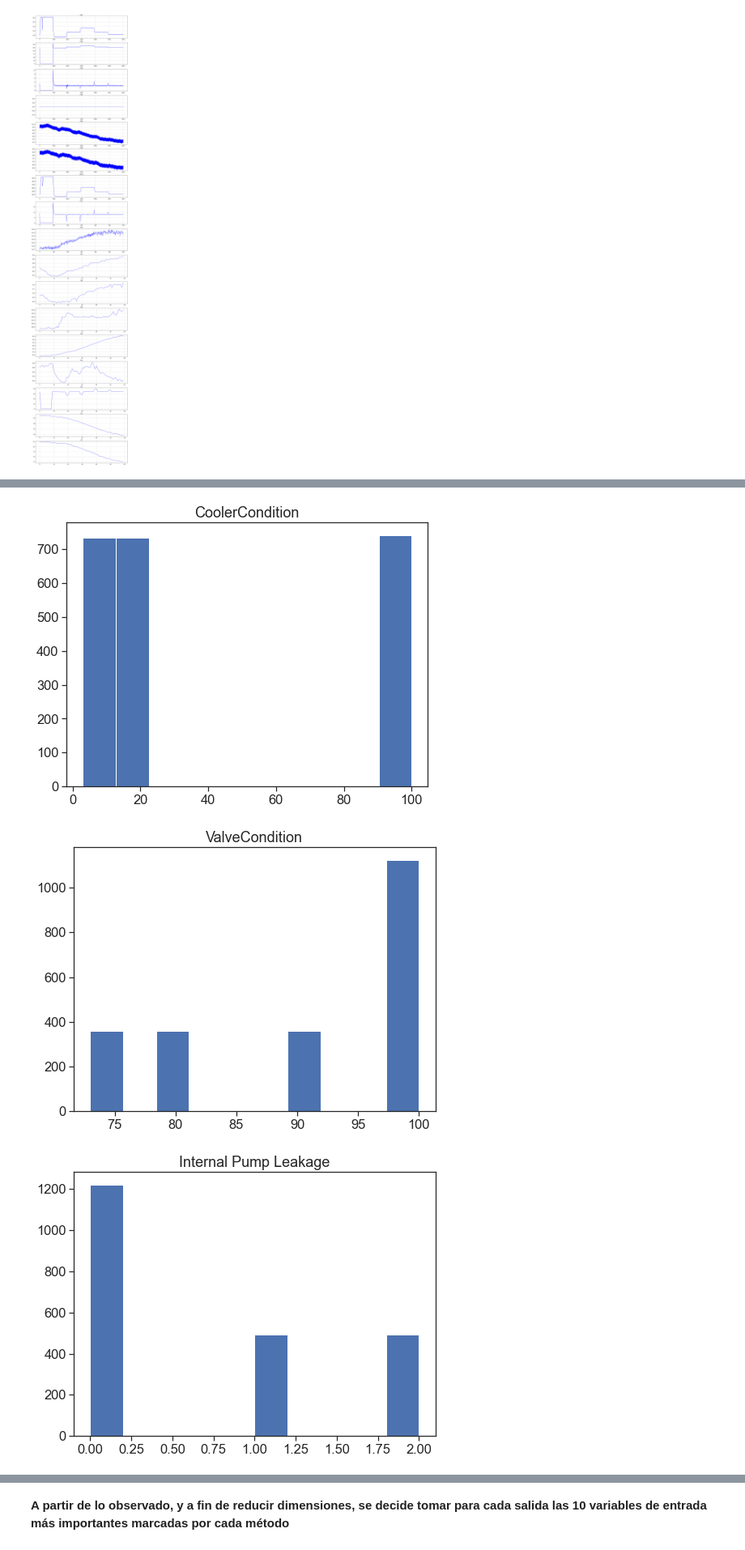
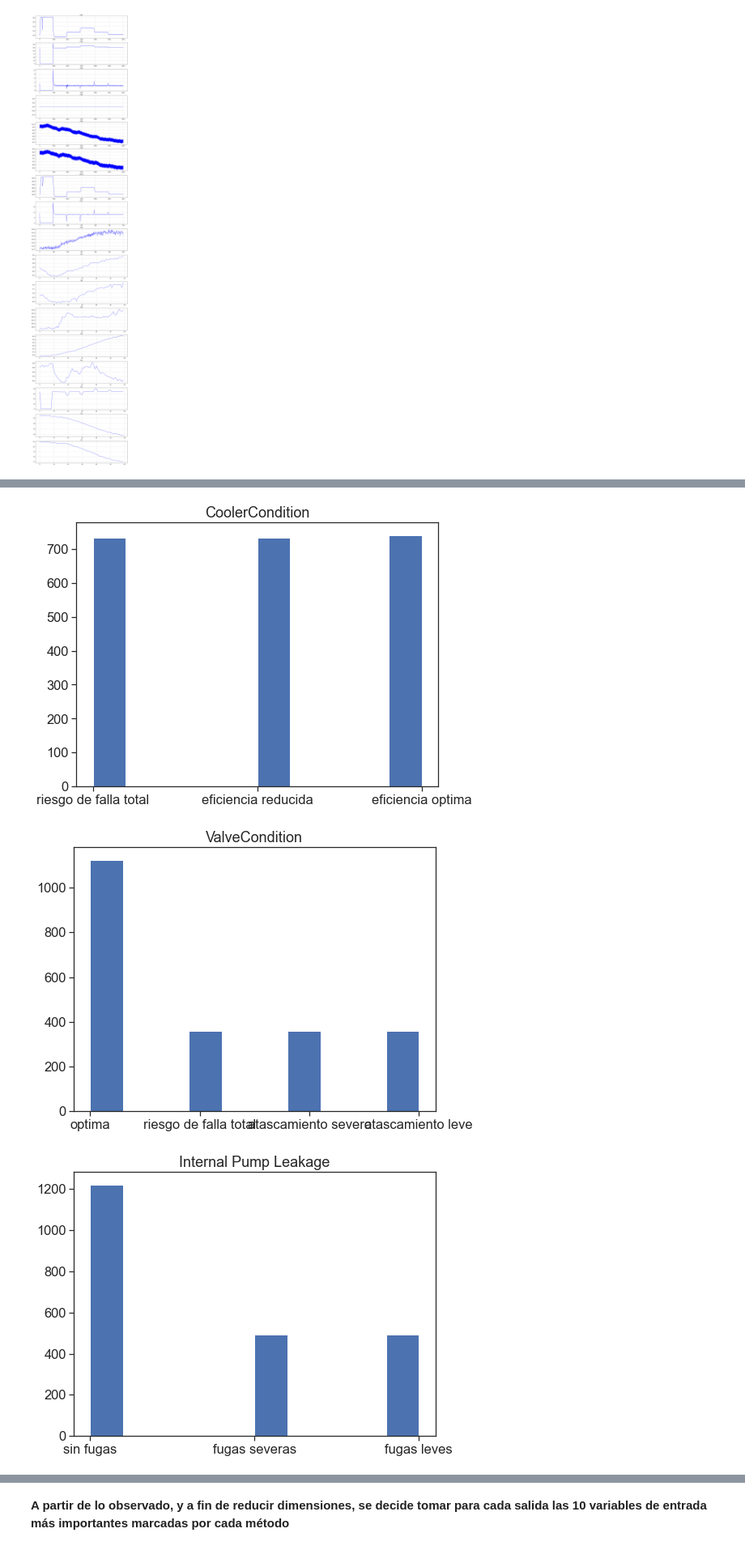
Before and after one commit to maxit1992/CEIA_AMQ1, a Jupyter notebook: TP_Integrador/TP_Integrador.ipynb, the cells around one changed output, grey strips where cells are left out. Shown at 81% size. Drawn from its saved outputs; the diff is of its cells as text; code cells hidden in the pictures.

```diff
--- a/TP_Integrador/TP_Integrador.ipynb
+++ b/TP_Integrador/TP_Integrador.ipynb
@@ -195,0 +262,12 @@ df_y=df_y[np.array(df_y.dtype.names)[:-1]]
+# %%
+# Mapeo valores numéricos a categorías
+cooler_map = {100: 'eficiencia optima' , 20:'eficiencia reducida' ,  3:'riesgo de falla total'}
+valve_map = { 100:'optima', 90:'atascamiento leve', 80: 'atascamiento severo' , 73 : 'riesgo de falla total'}
+pump_map = {0:'sin fugas', 1:'fugas leves', 2:'fugas severas'}
+acumulator_map = {130 :'sin perdidas', 115:'perdidas leves', 100:'perdidas severas', 90:'riesgo de falla total'}
+outputs_maps= [cooler_map, valve_map, pump_map, acumulator_map]
+# %%
+df_y_cat = pd.DataFrame()
+for i,col in enumerate(df_y.dtype.names):
+    df_y_cat[col] = [outputs_maps[i][value] for value in df_y[col]]
+df_y_cat
@@ -196,10 +288,11 @@ df_y=df_y[np.array(df_y.dtype.names)[:-1]]
 # %%
-for col in df_y.dtype.names:
-    output = df_y[col]
+# Distribución de valores
+for col in df_y_cat.columns:
+    output = df_y_cat[col]
     fig, ax = plt.subplots(1,figsize=(8,6))
     ax.hist(output)
     ax.set_title(col)
 # %% [output]
-[figure, old version]
+[figure, new version]
-[figure, old version]
+[figure, new version]
-[figure, old version]
+[figure, new version]
```
Also changed, not shown: parts of 70 cells of this notebook, 3 other files.
